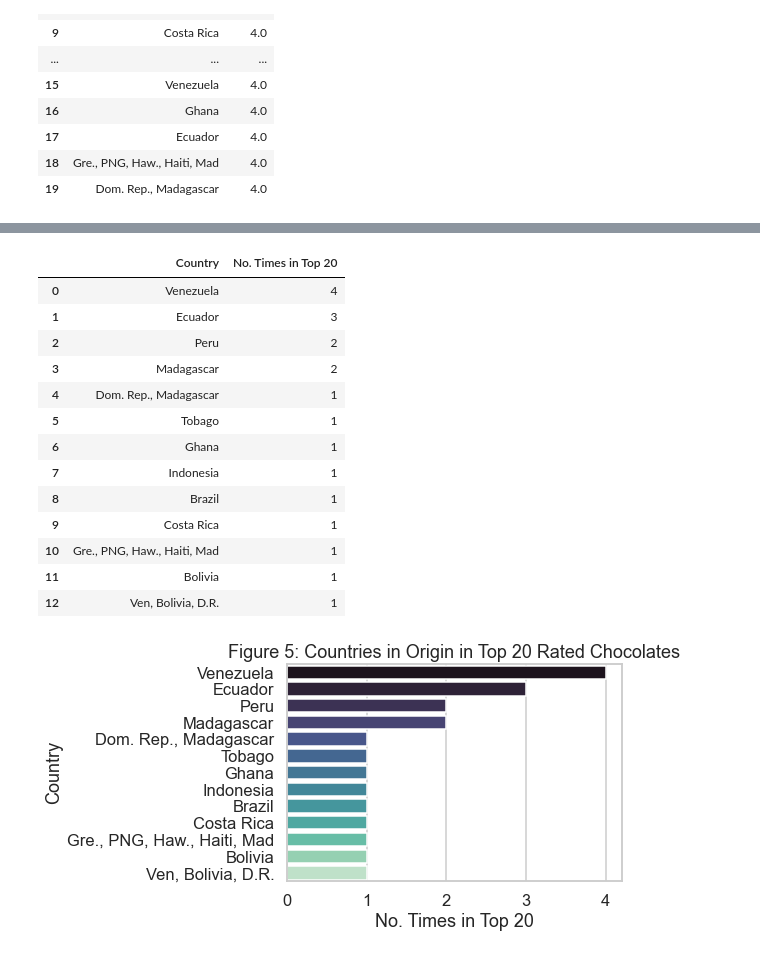
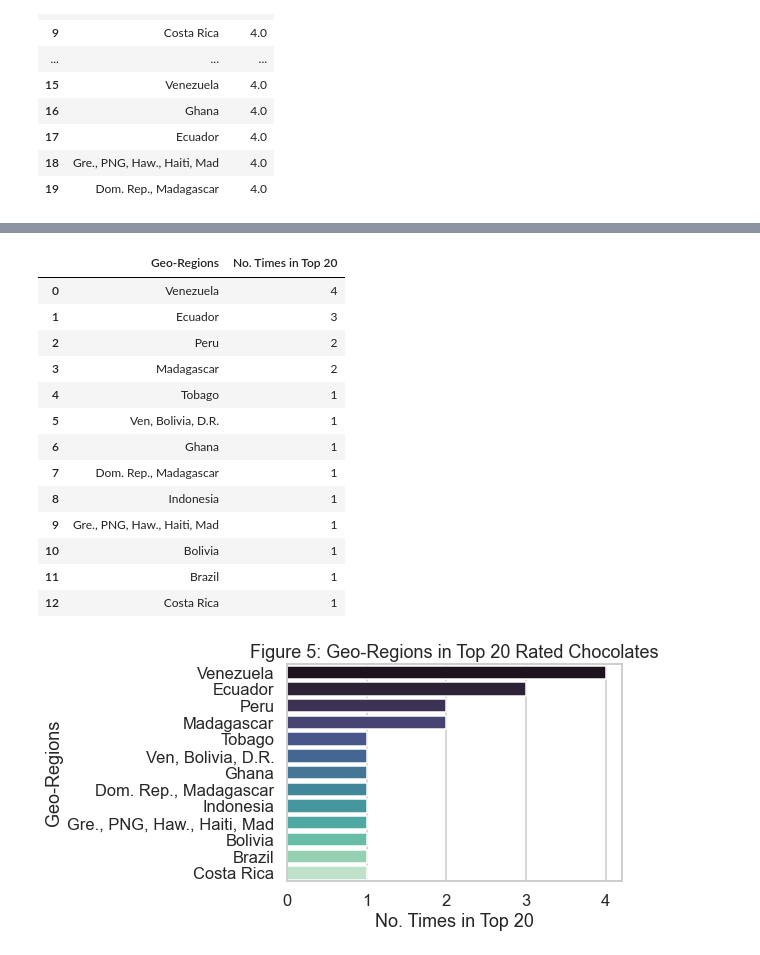
Before and after one commit to klaralynch/MyProject, a Jupyter notebook: First.ipynb, the cells around one changed output, grey strips where cells are left out. Drawn from its saved outputs; the diff is of its cells as text; code cells hidden in the pictures.

```diff
--- a/First.ipynb
+++ b/First.ipynb
@@ -723,30 +723,30 @@ Name: Broad Bean Origin, dtype: int64
 
 df_top_20_group = pd.DataFrame(top_20_group)
 df_top_20_group = top_20_group.reset_index()
-df_top_20_group.columns = ["Country", "No. Times in Top 20"]
+df_top_20_group.columns = ["Geo-Regions", "No. Times in Top 20"]
 df_top_20_group
 # %% [output]
-|  | Country | No. Times in Top 20 |
+|  | Geo-Regions | No. Times in Top 20 |
 | 0 | Venezuela | 4 |
 | 1 | Ecuador | 3 |
 | 2 | Peru | 2 |
 | 3 | Madagascar | 2 |
-| 4 | Dom. Rep., Madagascar | 1 |
-| 5 | Tobago | 1 |
+| 4 | Tobago | 1 |
+| 5 | Ven, Bolivia, D.R. | 1 |
 | 6 | Ghana | 1 |
-| 7 | Indonesia | 1 |
-| 8 | Brazil | 1 |
-| 9 | Costa Rica | 1 |
-| 10 | Gre., PNG, Haw., Haiti, Mad | 1 |
-| 11 | Bolivia | 1 |
-| 12 | Ven, Bolivia, D.R. | 1 |
+| 7 | Dom. Rep., Madagascar | 1 |
+| 8 | Indonesia | 1 |
+| 9 | Gre., PNG, Haw., Haiti, Mad | 1 |
+| 10 | Bolivia | 1 |
+| 11 | Brazil | 1 |
+| 12 | Costa Rica | 1 |
 # %%
 # Visualisation 5
 # Create histogram showcasing the above data
 sns.set_style('whitegrid')
 sns.set_context("talk")
-sns.barplot(data=df_top_20_group, x= "No. Times in Top 20", y= "Country", palette="mako").set_title ("Figure 5: Countries in Origin in Top 20 Rated Chocolates")
-fig.savefig("Figure 5: Countries in Origin in Top 20 Rated Chocolates.png", format="png", dpi=1200)
+sns.barplot(data=df_top_20_group, x= "No. Times in Top 20", y= "Geo-Regions", palette="mako").set_title ("Figure 5: Geo-Regions in Top 20 Rated Chocolates")
+fig.savefig("Figure 5: Geo-Regions in Top 20 Rated Chocolates.png", format="png", dpi=1200)
 # %% [output]
-[figure, old version]
+[figure, new version]
 # %%
```
Also changed, not shown: parts of 10 cells of this notebook.
